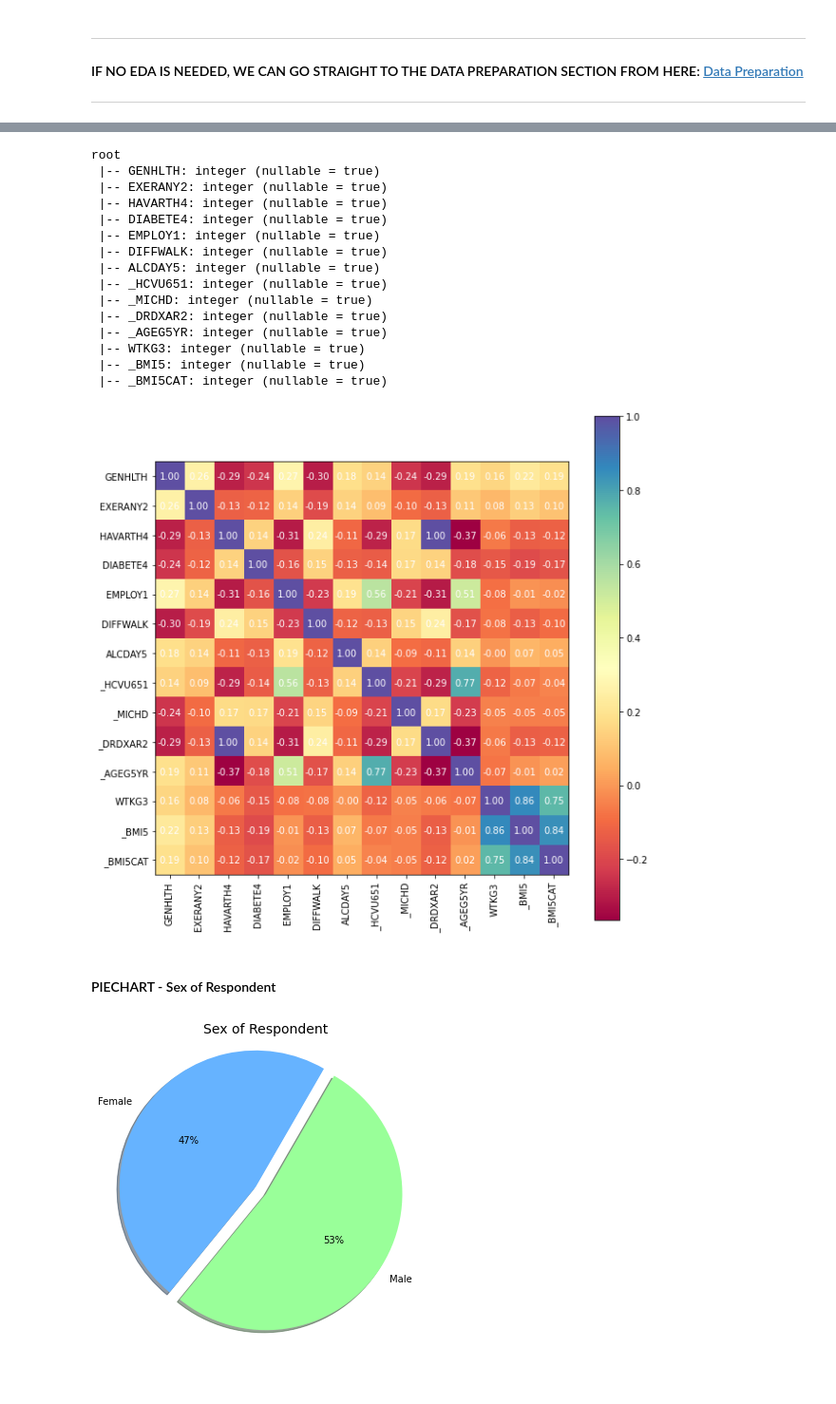
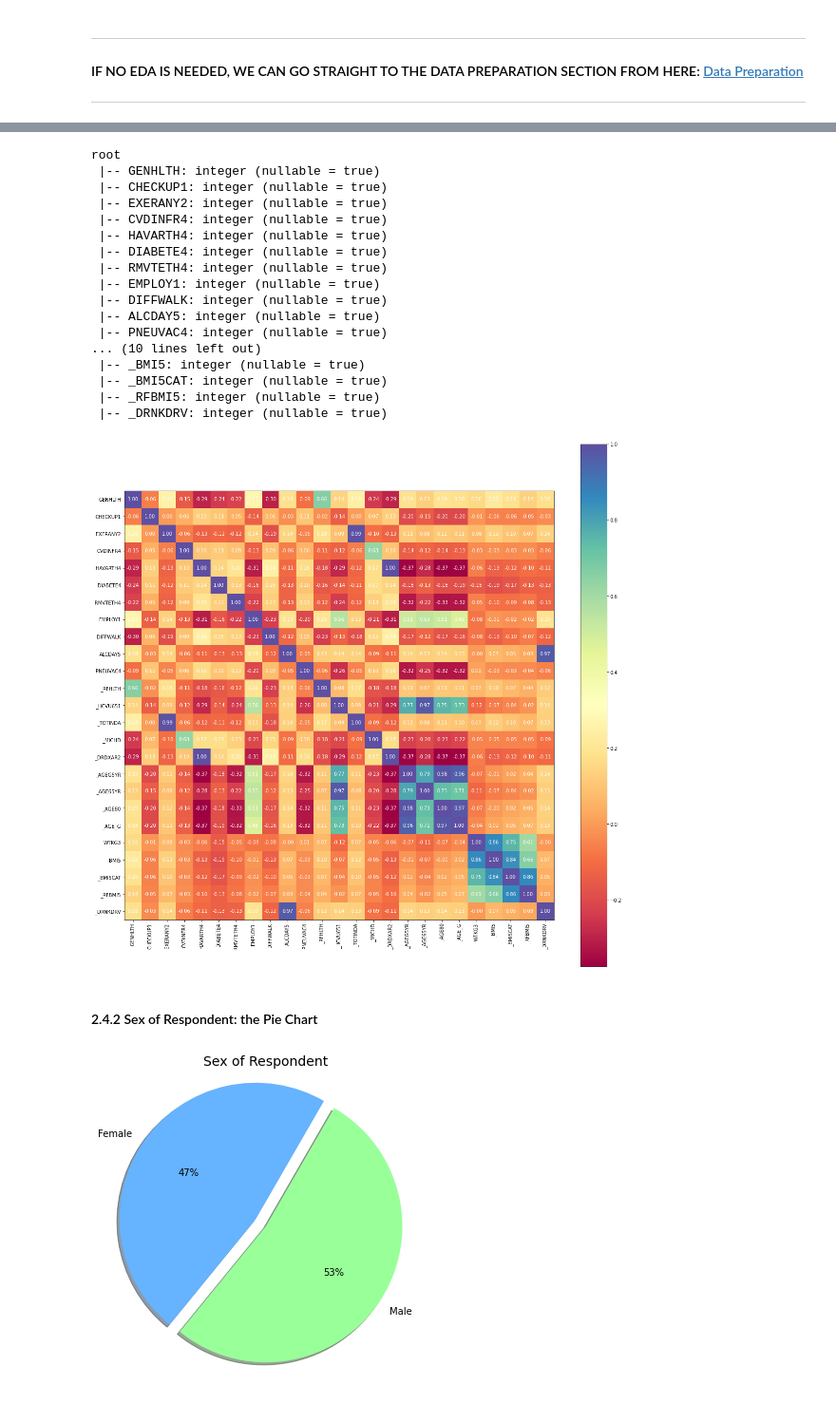
Before and after one commit to spring-camm-sergey/dse230, a Jupyter notebook: team3_project_notebook.ipynb, the cells around one changed output, grey strips where cells are left out. Shown: that part at 95% size. Drawn from its saved outputs; the diff is of its cells as text; code cells hidden in the pictures.

Commit message:
uploaded notebook with almost all cells run

```diff
--- a/team3_project_notebook.ipynb
+++ b/team3_project_notebook.ipynb
@@ -208,13 +85,13 @@ from pyspark.ml.tuning import CrossValidator, ParamGridBuilder
 #### 1.4.2 Start Spark Session <a class="anchor" id="start_spark_session"></a>
 # %%
 conf = pyspark.SparkConf().setAll([('spark.master', 'local[*]'),
-                                   ('spark.app.name', 'Basic Setup')])
-                                    # ('spark.memory.offHeap.enabled', True)
-                                    # ('spark.memory.offHeap.size','8g'),
-                                    # ('spark.executor.memory', '16g'),
-                                    # ('spark.driver.memory','16g')
-                                  # ]
-                                  # )
+                                   ('spark.app.name', 'Basic Setup'),
+                                    ('spark.memory.offHeap.enabled', True),
+                                    ('spark.memory.offHeap.size','8g'),
+                                    ('spark.executor.memory', '16g'),
+                                    ('spark.driver.memory','16g')
+                                  ]
+                                  )
 spark = SparkSession.builder.config(conf=conf).getOrCreate()
 spark.sparkContext.setLogLevel('OFF')
 spark.version
@@ -232,7 +109,13 @@ To adjust logging level use sc.setLogLevel(newLevel). For SparkR, use setLogLeve
 #### 1.4.3 Read Data <a class="anchor" id="read_data"></a>
 # %%
 # main dataset
-orig_df = spark.read.option("header", True).csv('hdfs:///BRFSS_2020_DATA_NAMES.csv', inferSchema=True)
+orig_df = spark.read.option("header", True).csv('hdfs:///BRFSS_2020_main_dataset.csv', inferSchema=True)
+
+# csv of questionaire with possible answers
+questions_df = spark.read.option("header", True).csv('hdfs:///Behavioral_Risk_Factor_Surveillance_System__BRFSS__Historical_Questions.csv', inferSchema=True)
+
+# mapping of labels to actual questions
+labels_map = spark.read.option("header", True).csv('hdfs:///BRFSS_feature_codes_map.csv', inferSchema=True)
 # %% [markdown]
 ## 2. EDA <a class="anchor" id="eda"></a>
 
@@ -339,4 +241,6 @@ summary_trans_sdf.show(115)
 # %%
+# Get absolute corrrelation coefficients for DIABETE4 (target) feature
+
 corr_cols = [x for x in cleaned_sdf.columns]
 corr_list = []
 
@@ -344,9 +248,9 @@ for col in range(len(corr_cols)):
     corr_list.append({"feature": corr_cols[col] , "correlation": cleaned_sdf.stat.corr('DIABETE4',corr_cols[col])})
 
 corr_sdf = spark.createDataFrame(corr_list)
-corr_abs_sdf = corr_sdf.withColumn('corr_absolute',abs(corr_sdf.correlation))
+corr_abs_sdf = corr_sdf.withColumn('corr_absolute', abs(corr_sdf["correlation"]))
 corr_filtered_sdf = corr_abs_sdf.filter(corr_abs_sdf.corr_absolute > 0.1)
-# corr_filtered_sdf.show(30)
+
 corr_filtered_sdf[['feature', 'corr_absolute']].sort(corr_filtered_sdf.corr_absolute.desc()).show(30)
 # %% [output]
 +--------+-------------------+
@@ -368,18 +272,20 @@ corr_filtered_sdf[['feature', 'corr_absolute']].sort(corr_filtered_sdf.corr_abso
 +--------+-------------------+
 # %%
-# Remove unrelated features for concise heatmap visual:
+# This cell is to print the reduced heatmap, only for the presentation purpose.
+
+# Remove some features for concise heatmap visual:
 features_to_remove = (
-'CHECKUP1', #'LENGTH OF TIME SINCE LAST ROUTINE CHECKUP'
-'CVDINFR4', #'EVER DIAGNOSED WITH HEART ATTACK'
-'RMVTETH4', #'NUMBER OF PERMANENT TEETH REMOVED',
-'PNEUVAC4', #'PNEUMONIA SHOT EVER',
-'_RFHLTH',  #'ADULTS WITH GOOD OR BETTER HEALTH',
-'_TOTINDA', #'LEISURE TIME PHYSICAL ACTIVITY CALCULATED VARIABLE',
-'_AGE65YR', #'REPORTED AGE IN TWo AGE GROUPS CALCULATED VARIABLE',
-'_AGE80',   #'IMPUTED AGE VALUE COLLAPSED ABOVE 80',
-'_AGE_G',   #'IMPUTED AGE IN SIX GROUPS',
-'_RFBMI5',  #'OVERWEIGHT OR OBESE CALCULATED VARIABLE',
-'_DRNKDRV'  #'DRINKING AND DRIVING'
+# 'CHECKUP1', #'LENGTH OF TIME SINCE LAST ROUTINE CHECKUP'
+# 'CVDINFR4', #'EVER DIAGNOSED WITH HEART ATTACK'
+# 'RMVTETH4', #'NUMBER OF PERMANENT TEETH REMOVED',
+# 'PNEUVAC4', #'PNEUMONIA SHOT EVER',
+# '_RFHLTH',  #'ADULTS WITH GOOD OR BETTER HEALTH',
+# '_TOTINDA', #'LEISURE TIME PHYSICAL ACTIVITY CALCULATED VARIABLE',
+# '_AGE65YR', #'REPORTED AGE IN TWo AGE GROUPS CALCULATED VARIABLE',
+# '_AGE80',   #'IMPUTED AGE VALUE COLLAPSED ABOVE 80',
+# '_AGE_G',   #'IMPUTED AGE IN SIX GROUPS',
+# '_RFBMI5',  #'OVERWEIGHT OR OBESE CALCULATED VARIABLE',
+# '_DRNKDRV'  #'DRINKING AND DRIVING'
 )
 
 # Get correlation feature names
@@ -391,19 +297,21 @@ corr_features_reduced_sdf.printSchema()
 # %% [output]
 root
  |-- GENHLTH: integer (nullable = true)
+ |-- CHECKUP1: integer (nullable = true)
  |-- EXERANY2: integer (nullable = true)
+ |-- CVDINFR4: integer (nullable = true)
  |-- HAVARTH4: integer (nullable = true)
  |-- DIABETE4: integer (nullable = true)
+ |-- RMVTETH4: integer (nullable = true)
  |-- EMPLOY1: integer (nullable = true)
  |-- DIFFWALK: integer (nullable = true)
  |-- ALCDAY5: integer (nullable = true)
- |-- _HCVU651: integer (nullable = true)
- |-- _MICHD: integer (nullable = true)
- |-- _DRDXAR2: integer (nullable = true)
- |-- _AGEG5YR: integer (nullable = true)
- |-- WTKG3: integer (nullable = true)
+ |-- PNEUVAC4: integer (nullable = true)
+... (10 lines left out)
  |-- _BMI5: integer (nullable = true)
  |-- _BMI5CAT: integer (nullable = true)
+ |-- _RFBMI5: integer (nullable = true)
+ |-- _DRNKDRV: integer (nullable = true)
 # %%
 #  Build correlation matrix
 vector_col = "corr_features"
@@ -418,20 +326,20 @@ heatmap_sdf = spark.createDataFrame(corrmatrix, corr_features_reduced_sdf.column
 # %%
 # Plot correaltion heatmap
 plt.imshow(corrmatrix, cmap='Spectral')
 plt.colorbar()
 plt.xticks(range(len(heatmap_sdf.columns)), heatmap_sdf.columns, rotation=90)
 plt.yticks(range(len(heatmap_sdf.columns)), heatmap_sdf.columns)
-plt.gcf().set_size_inches(10,10)
+plt.gcf().set_size_inches(20,20)
 
 labels = np.array(heatmap_sdf.collect())
 
 for y in range(labels.shape[0]):
     for x in range(labels.shape[1]):
         plt.text(x, y, '{:.2f}' .format(labels[y, x]), ha='center', va='center', color='white')
 # %% [output]
-[figure, old version]
+[figure, new version]
 # %% [markdown]
-#### PIECHART - Sex of Respondent
+#### 2.4.2 Sex of Respondent: the Pie Chart
 # %%
 # Exclude age group 14='No response'
 age_not_grp14_sdf = cleaned_sdf.filter(cleaned_sdf['_AGEG5YR'] < 14)
```
Also changed, not shown: parts of 110 cells of this notebook.
